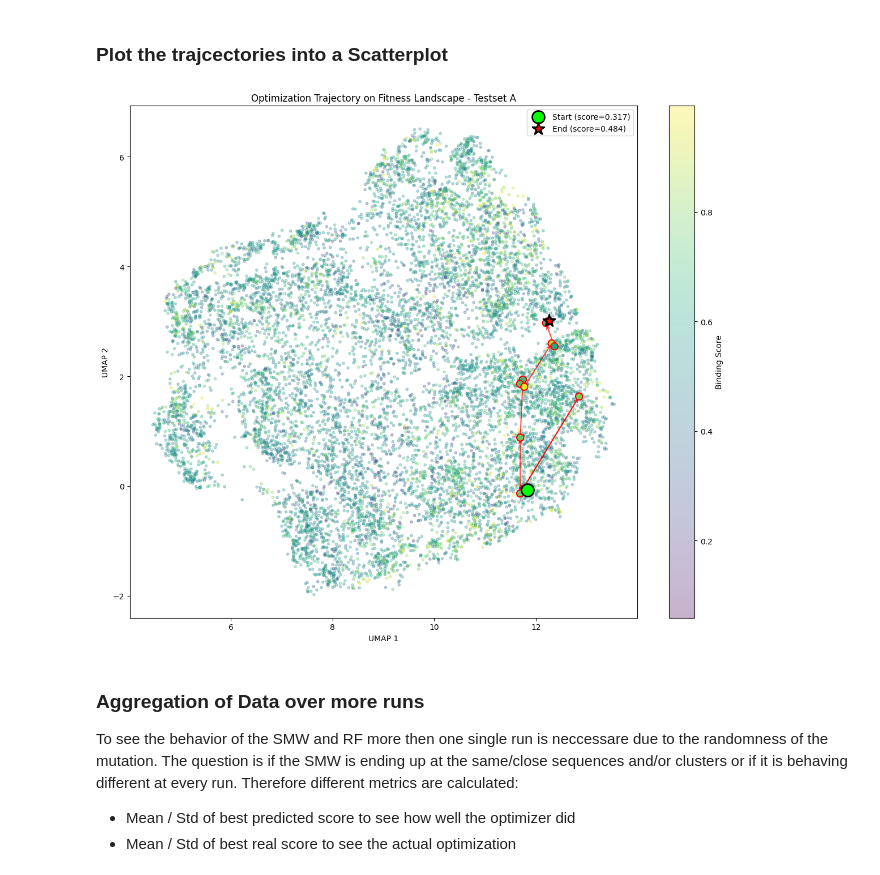
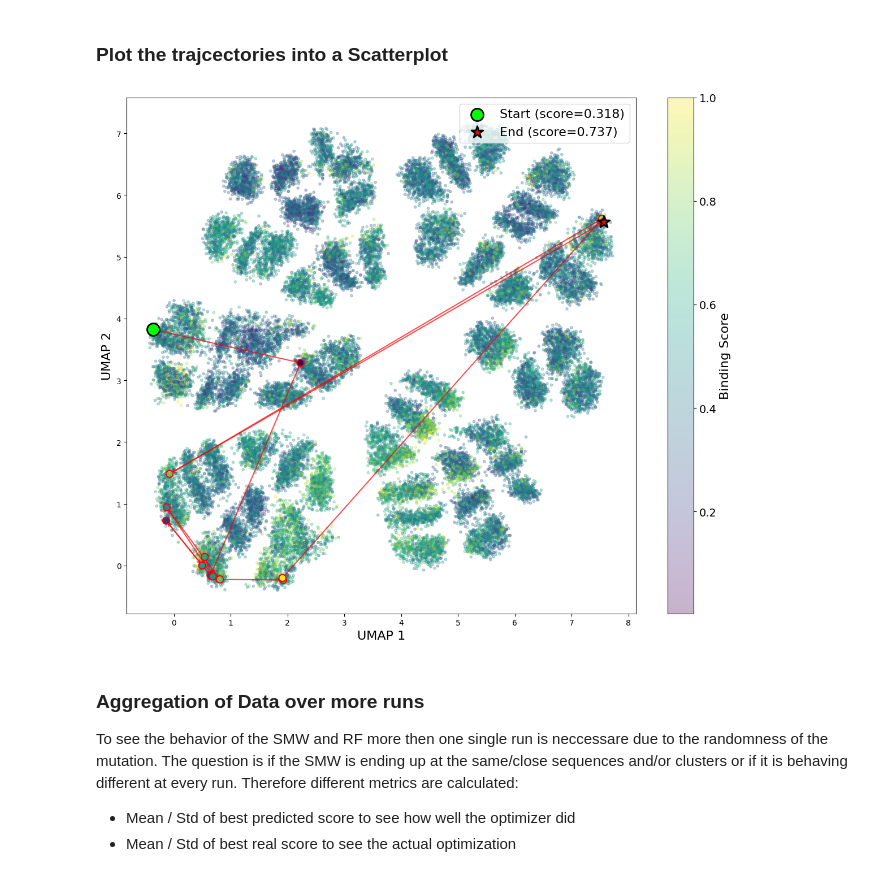
Before and after one commit to meier108/PracticalWork, a Jupyter notebook: main_TFBind8.ipynb, the cells around one changed output. Cells and saved outputs as stored; diff of their text form; code cells hidden in the pictures.

```diff
--- a/main_TFBind8.ipynb
+++ b/main_TFBind8.ipynb
@@ -85,10 +83,8 @@ save_model(lstm,'lstm_model_TFBind.pt')
-# %%
-lstm = load_model('lstm_model_TFBind.pt')
 # %% [markdown]
 #### Oracle
 # %%
 # create dataframe for lookup task
-test_df = df[df['split'] == 'test_a']
+test_df = df[df['split'] == 'test_c']
 # just use <0.5 binding scores for the oracle
 #test_df = test_df[test_df['binding_scores'] < 0.5]
 
@@ -250,7 +228,10 @@ scatter = ax.scatter(
     alpha=0.3,
     s=10
 )
-plt.colorbar(scatter, label='Binding Score')
+
+cbar = plt.colorbar(scatter)          # or fig.colorbar(scatter, ax=ax)
+cbar.set_label("Binding Score", fontsize=16)   # label text size
+cbar.ax.tick_params(labelsize=14)              # tick numbers size
 
 # Draw arrows between consecutive trajectory points
 for i in range(len(embedding_trajectory) - 1):
@@ -258,38 +239,38 @@ for i in range(len(embedding_trajectory) - 1):
         '',
         xy=(embedding_trajectory[i+1, 0], embedding_trajectory[i+1, 1]),
         xytext=(embedding_trajectory[i, 0], embedding_trajectory[i, 1]),
         arrowprops=dict(arrowstyle='->', color='red', lw=1.5, alpha=0.7)
     )
 
 # Trajectory points colored by score
 ax.scatter(
     embedding_trajectory[:, 0],
     embedding_trajectory[:, 1],
     c=trajectory_real_scores,
     cmap='viridis',
     edgecolors='red',
     linewidths=1.5,
     s=80,
     zorder=5
 )
 
 # Start and end markers
 ax.scatter(embedding_trajectory[0, 0], embedding_trajectory[0, 1],
            c='lime', s=250, marker='o', edgecolors='black', linewidths=2,
            label=f'Start (score={trajectory_real_scores[0]:.3f})', zorder=10)
 ax.scatter(embedding_trajectory[-1, 0], embedding_trajectory[-1, 1],
            c='red', s=250, marker='*', edgecolors='black', linewidths=2,
            label=f'End (score={trajectory_real_scores[-1]:.3f})', zorder=10)
 
-ax.set_xlabel('UMAP 1')
-ax.set_ylabel('UMAP 2')
-ax.set_title('Optimization Trajectory on Fitness Landscape - Testset A')
-ax.legend(loc='upper right')
+ax.set_xlabel('UMAP 1', fontsize=16)
+ax.set_ylabel('UMAP 2', fontsize=16)
+#ax.set_title('Optimization Trajectory on Fitness Landscape - Testset A', fontsize=16)
+ax.legend(loc='upper right', fontsize=16)
 plt.tight_layout()
 #plt.savefig('LSTM_fitness_landscape_trajectory_testset_b.png', dpi=150)
 plt.show()
 # %% [output]
-[figure, old version]
+[figure, new version]
 # %% [markdown]
 ### Aggregation of Data over more runs
 To see the behavior of the SMW and RF more then one single run is neccessare due to the randomness of the mutation. The question is if the SMW is ending up at the same/close sequences and/or clusters or if it is behaving different at every run.
```
Also changed, not shown: parts of 17 cells of this notebook, 38 other files.
